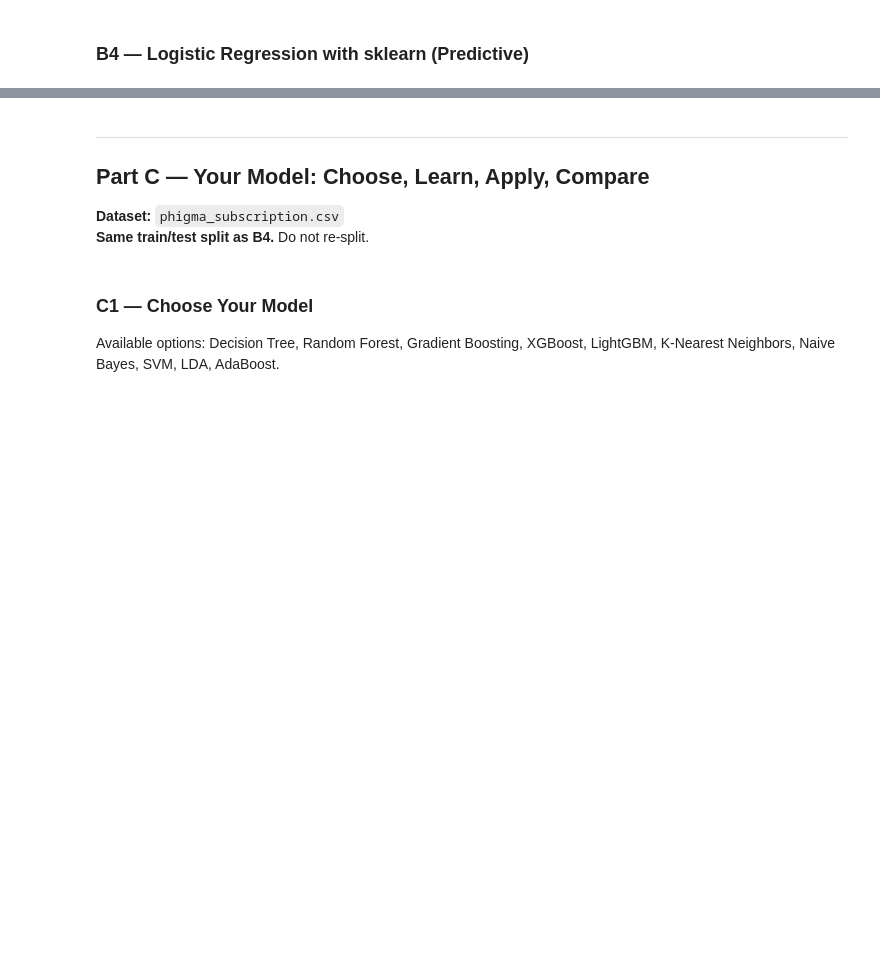
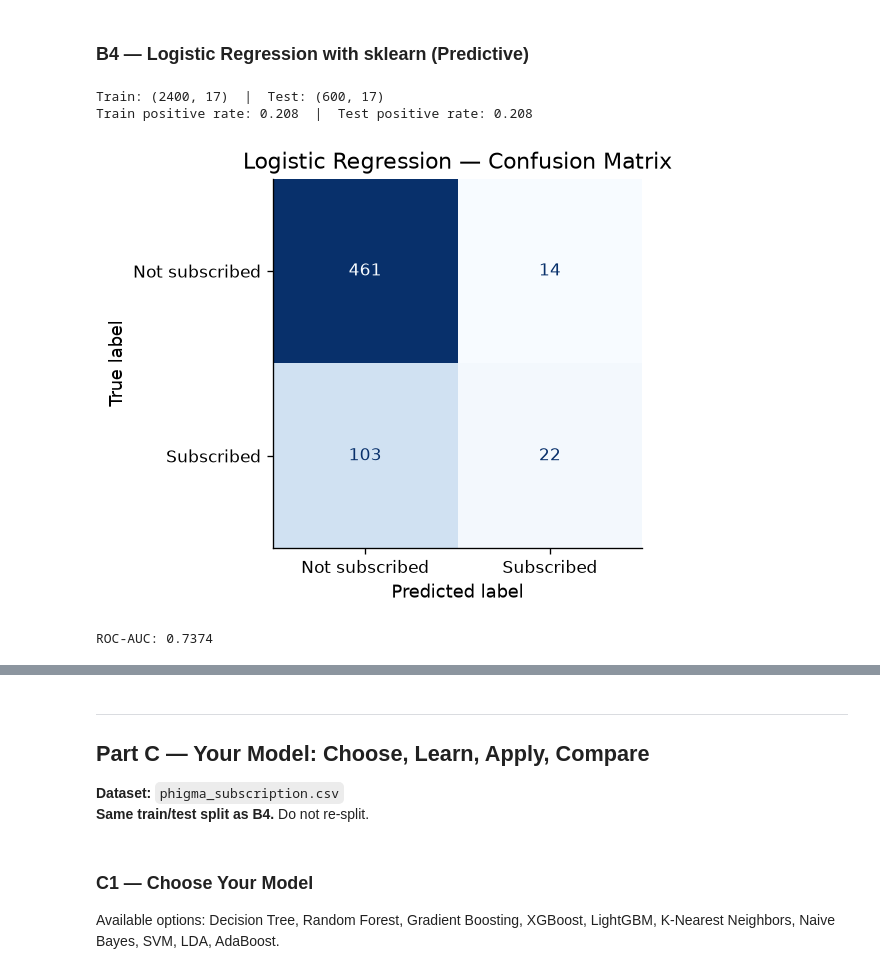
Before and after one commit to MarcusC2003/IAT461-Assignment02, a Jupyter notebook: IAT461_A2_Scaffold_empty.ipynb, the cells around one changed output, grey strips where cells are left out. Saved outputs shown, nothing was run; the diff lists cells and outputs as text; code cells hidden in the pictures; blank space fills up the shorter version.

```diff
--- a/IAT461_A2_Scaffold_empty.ipynb
+++ b/IAT461_A2_Scaffold_empty.ipynb
@@ -877,33 +911,39 @@ No train/test split — the goal is to interpret coefficients, not evaluate pred
 ### B4 — Logistic Regression with sklearn (Predictive)
 # %%
 # YOUR CODE HERE
-# Train/test split — use these exact parameters so Part C comparisons are valid
-# X_train, X_test, y_train, y_test = train_test_split(
-#     X_sub, y_sub, test_size=0.2, random_state=42, stratify=y_sub
-# )
-# print(f"Train: {X_train.shape}  |  Test: {X_test.shape}")
-# print(f"Train positive rate: {y_train.mean():.3f}  |  Test positive rate: {y_test.mean():.3f}")
+#Train/test split — use these exact parameters so Part C comparisons are valid
+X_train, X_test, y_train, y_test = train_test_split(
+    X_sub, y_sub, test_size=0.2, random_state=42, stratify=y_sub
+)
+print(f"Train: {X_train.shape}  |  Test: {X_test.shape}")
+print(f"Train positive rate: {y_train.mean():.3f}  |  Test positive rate: {y_test.mean():.3f}")
+# %% [output]
+Train: (2400, 17)  |  Test: (600, 17)
+Train positive rate: 0.208  |  Test positive rate: 0.208
 # %%
 # YOUR CODE HERE
 # Fit sklearn LogisticRegression
-# clf_lr = LogisticRegression(max_iter=1000, random_state=42)
-# clf_lr.fit(X_train, y_train)
-# y_pred_lr = clf_lr.predict(X_test)
-# y_prob_lr = clf_lr.predict_proba(X_test)[:, 1]
+clf_lr = LogisticRegression(max_iter=1000, random_state=42)
+clf_lr.fit(X_train, y_train)
+y_pred_lr = clf_lr.predict(X_test)
+y_prob_lr = clf_lr.predict_proba(X_test)[:, 1]
 # %%
 # YOUR CODE HERE
 # Confusion matrix heatmap
-# cm_lr = confusion_matrix(y_test, y_pred_lr)
-# disp = ConfusionMatrixDisplay(confusion_matrix=cm_lr, display_labels=['Not subscribed', 'Subscribed'])
-# fig, ax = plt.subplots(figsize=(5, 4))
-# disp.plot(ax=ax, cmap='Blues', colorbar=False)
-# plt.title('Logistic Regression — Confusion Matrix')
-# plt.show()
+cm_lr = confusion_matrix(y_test, y_pred_lr)
+disp = ConfusionMatrixDisplay(confusion_matrix=cm_lr, display_labels=['Not subscribed', 'Subscribed'])
+fig, ax = plt.subplots(figsize=(5, 4))
+disp.plot(ax=ax, cmap='Blues', colorbar=False)
+plt.title('Logistic Regression — Confusion Matrix')
+plt.show()
+# %% [output]
+[figure, added]
 # %%
-# YOUR CODE HERE
+# YOUR CODE HEREprint(classification_report(y_test, y_pred_lr, target_names=['Not subscribed', 'Subscribed']))
+print(f"ROC-AUC: {roc_auc_score(y_test, y_prob_lr):.4f}")
 # Classification report
-# print(classification_report(y_test, y_pred_lr, target_names=['Not subscribed', 'Subscribed']))
-# print(f"ROC-AUC: {roc_auc_score(y_test, y_prob_lr):.4f}")
+# %% [output]
+ROC-AUC: 0.7374
 # %%
 # YOUR CODE HERE
 # ROC curve (save fpr_lr, tpr_lr for later comparison with Part C)
```
Also changed, not shown: parts of 25 cells of this notebook.
